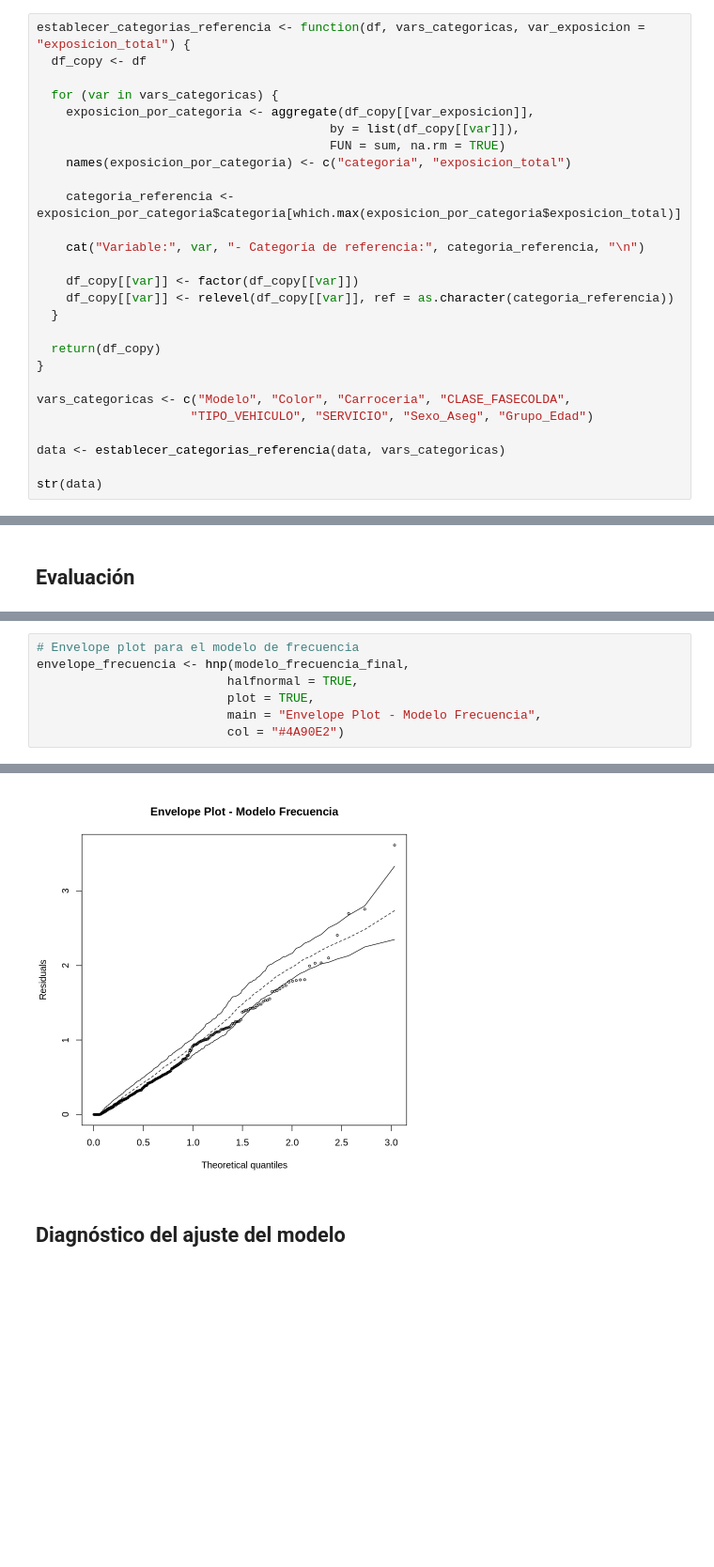
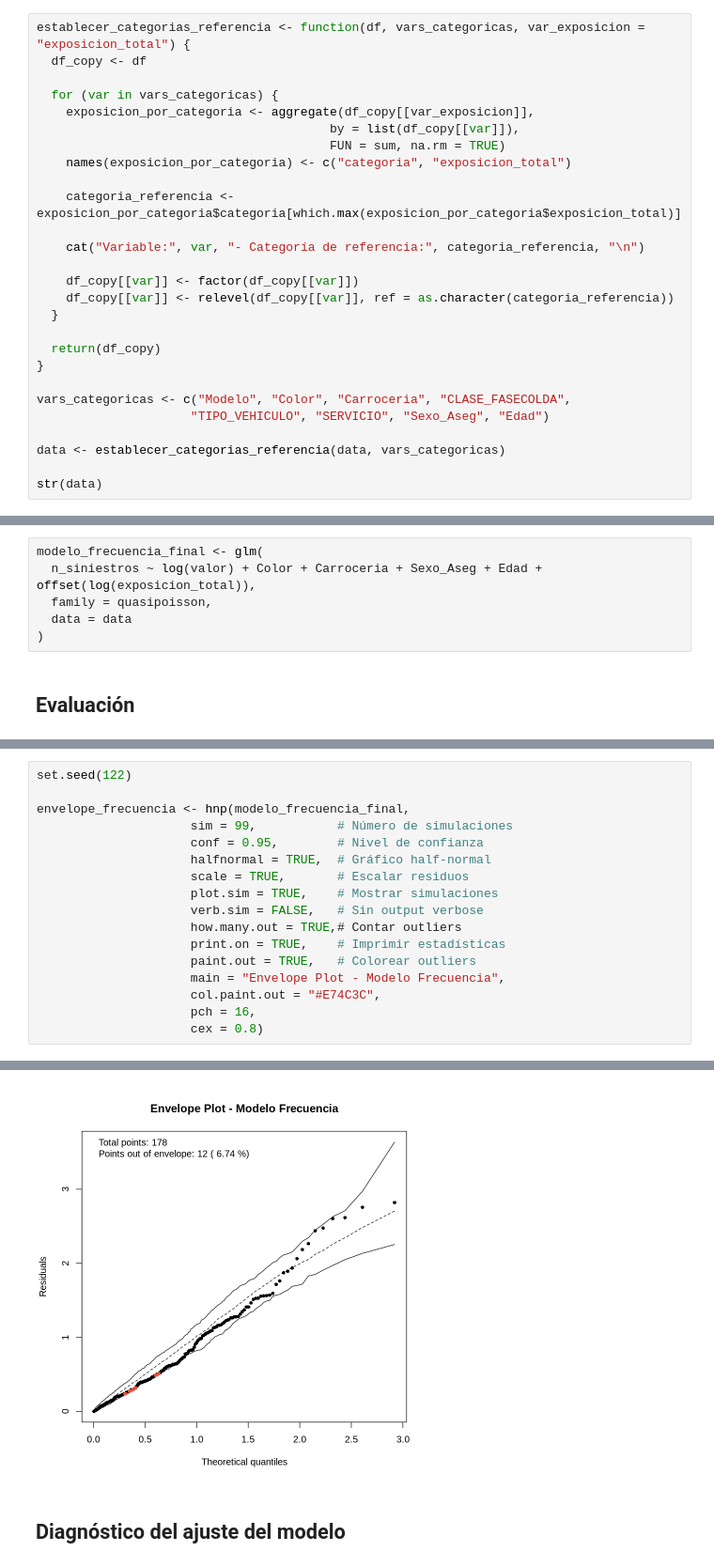
Before and after one commit to RiemannIntegrable/pricing-de-seguros-con-modelos-lineales-generalizados, a Jupyter notebook: notebooks/frecuencia.ipynb, the cells around one changed output, grey strips where cells are left out. Shown at 94% size. Cells and saved outputs as stored; diff of their text form; blank space fills up the shorter version.

```diff
--- a/notebooks/frecuencia.ipynb
+++ b/notebooks/frecuencia.ipynb
@@ -71,7 +53,7 @@ establecer_categorias_referencia <- function(df, vars_categoricas, var_exposicio
 }
 
 vars_categoricas <- c("Modelo", "Color", "Carroceria", "CLASE_FASECOLDA",
-                     "TIPO_VEHICULO", "SERVICIO", "Sexo_Aseg", "Grupo_Edad")
+                     "TIPO_VEHICULO", "SERVICIO", "Sexo_Aseg", "Edad")
 
 data <- establecer_categorias_referencia(data, vars_categoricas)
 
@@ -148,3 +133,9 @@ Number of Fisher Scoring iterations: 4
+# %%
+modelo_frecuencia_final <- glm(
+  n_siniestros ~ log(valor) + Color + Carroceria + Sexo_Aseg + Edad + offset(log(exposicion_total)),
+  family = quasipoisson,
+  data = data
+)
 # %% [markdown]
 ## Evaluación
 # %%
@@ -210,13 +195,23 @@ Warning message in title(...):
 # %%
-# Envelope plot para el modelo de frecuencia
+set.seed(122)
+
 envelope_frecuencia <- hnp(modelo_frecuencia_final,
-                          halfnormal = TRUE,
-                          plot = TRUE,
-                          main = "Envelope Plot - Modelo Frecuencia",
-                          col = "#4A90E2")
+                     sim = 99,           # Número de simulaciones
+                     conf = 0.95,        # Nivel de confianza
+                     halfnormal = TRUE,  # Gráfico half-normal
+                     scale = TRUE,       # Escalar residuos
+                     plot.sim = TRUE,    # Mostrar simulaciones
+                     verb.sim = FALSE,   # Sin output verbose
+                     how.many.out = TRUE,# Contar outliers
+                     print.on = TRUE,    # Imprimir estadísticas
+                     paint.out = TRUE,   # Colorear outliers
+                     main = "Envelope Plot - Modelo Frecuencia",
+                     col.paint.out = "#E74C3C",
+                     pch = 16,
+                     cex = 0.8)
 # %% [output]
 Quasi-Poisson model
-[figure, old version]
+[figure, new version]
 # %% [markdown]
 ## Diagnóstico del ajuste del modelo
 # %%
```
Also changed, not shown: parts of 9 cells of this notebook, 11 other files.
